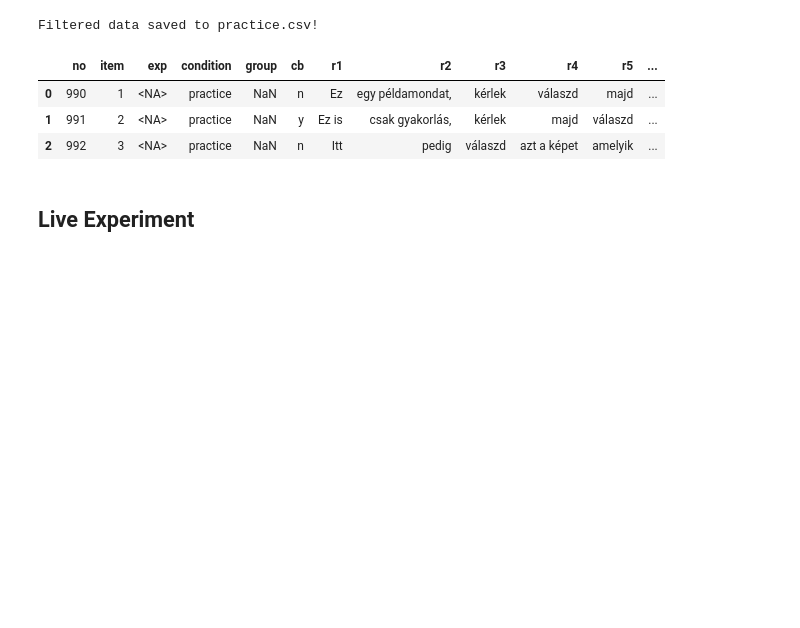
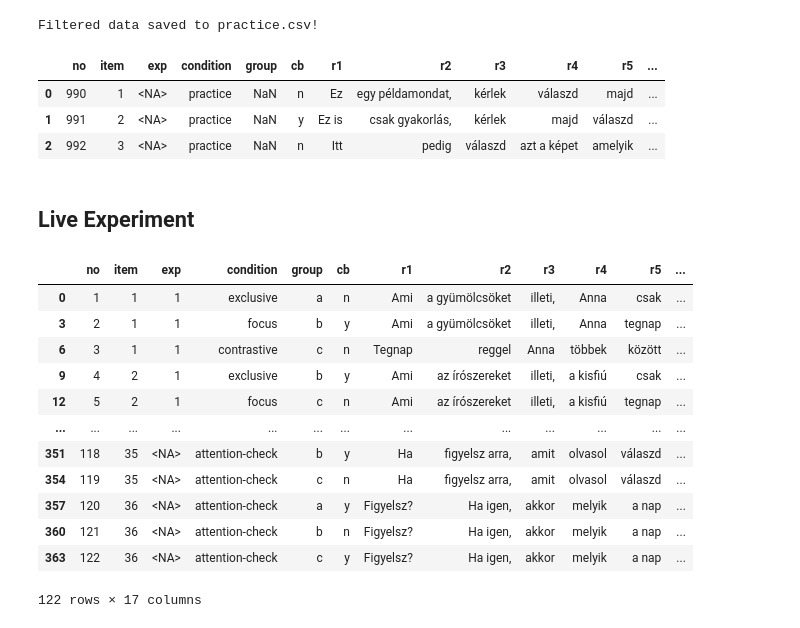
Before and after one commit to partigabor/pcibex-hun, a Jupyter notebook: experiment_data.ipynb, the cells around one changed output. Drawn from its saved outputs; the diff is of its cells as text; code cells hidden in the pictures; blank space fills up the shorter version.

```diff
--- a/experiment_data.ipynb
+++ b/experiment_data.ipynb
@@ -43,22 +43,37 @@ Filtered data saved to practice.csv!
 # %%
 # Read in experiment.xlsx into a pandas df
 import pandas as pd
 
 df = pd.read_excel("experiment.xlsx")
 
 # Make sure that item and no are integers
 df['exp'] = pd.to_numeric(df['exp'], errors='coerce').astype('Int64')
 df['item'] = pd.to_numeric(df['item'], errors='coerce').astype('Int64')
 df['no'] = pd.to_numeric(df['no'], errors='coerce').astype('Int64')
 
 # Drop rows where 'item' is empty or not an integer
 df = df[pd.to_numeric(df["item"], errors="coerce").notna()]
 
 # Drop these columns: image_pair_left	image_pair_right	vpx	definite	uncountable	remark
 df = df.drop(columns=['image_pair_left', 'image_pair_right', 'vpx', 'definite', 'uncountable', 'remark'], errors='ignore')
 
 # If 'cb' column is 'y', then switch the values of the left and right column.
 df.loc[df['cb'] == 'y', ['left', 'right']] = df.loc[df['cb'] == 'y', ['right', 'left']].values
+df
+# %% [output]
+|  | no | item | exp | condition | group | cb | r1 | r2 | r3 | r4 | r5 | ... |
+| 0 | 1 | 1 | 1 | exclusive | a | n | Ami | a gyümölcsöket | illeti, | Anna | csak | ... |
+| 3 | 2 | 1 | 1 | focus | b | y | Ami | a gyümölcsöket | illeti, | Anna | tegnap | ... |
+| 6 | 3 | 1 | 1 | contrastive | c | n | Tegnap | reggel | Anna | többek | között | ... |
+| 9 | 4 | 2 | 1 | exclusive | b | y | Ami | az írószereket | illeti, | a kisfiú | csak | ... |
+| 12 | 5 | 2 | 1 | focus | c | n | Ami | az írószereket | illeti, | a kisfiú | tegnap | ... |
+| ... | ... | ... | ... | ... | ... | ... | ... | ... | ... | ... | ... | ... |
+| 351 | 118 | 35 | <NA> | attention-check | b | y | Ha | figyelsz arra, | amit | olvasol | válaszd | ... |
+| 354 | 119 | 35 | <NA> | attention-check | c | n | Ha | figyelsz arra, | amit | olvasol | válaszd | ... |
+| 357 | 120 | 36 | <NA> | attention-check | a | y | Figyelsz? | Ha igen, | akkor | melyik | a nap | ... |
+| 360 | 121 | 36 | <NA> | attention-check | b | n | Figyelsz? | Ha igen, | akkor | melyik | a nap | ... |
+| 363 | 122 | 36 | <NA> | attention-check | c | y | Figyelsz? | Ha igen, | akkor | melyik | a nap | ... |
+122 rows × 17 columns
 # %%
 # Randomize the order of the rows in a reproducible way
 # df = df.sample(frac=1, random_state=1349).reset_index(drop=True)
```
Also changed, not shown: parts of 6 cells of this notebook, 36 other files.
